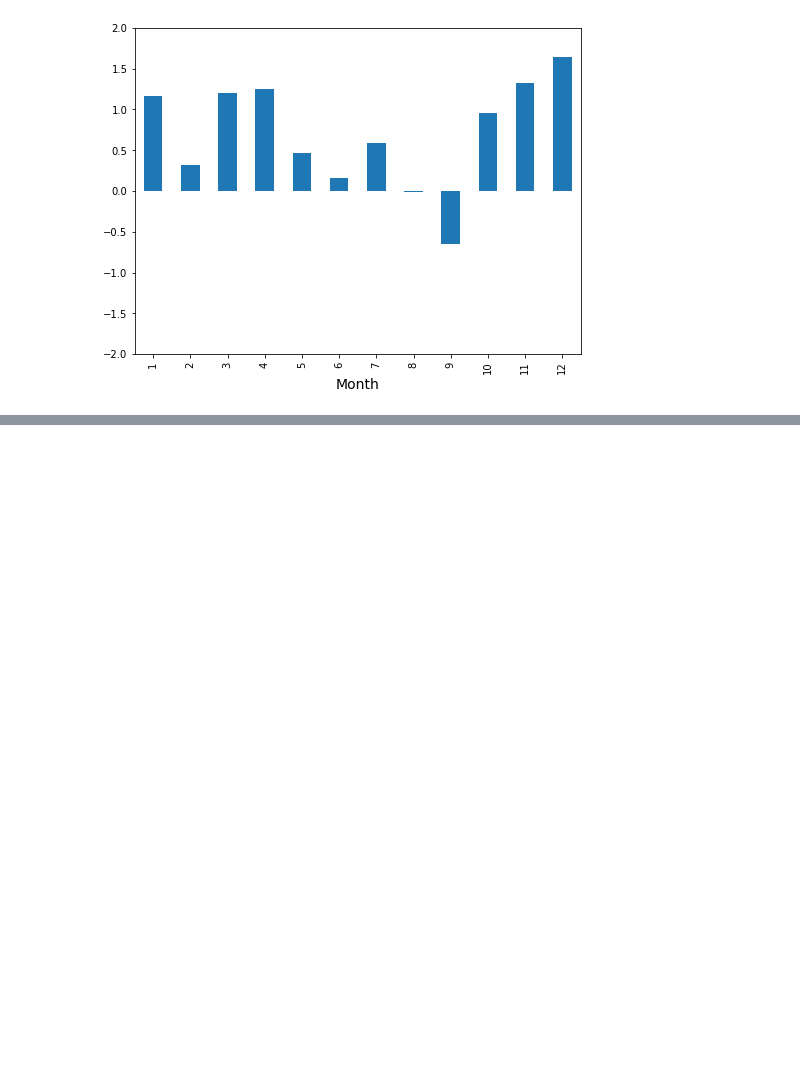
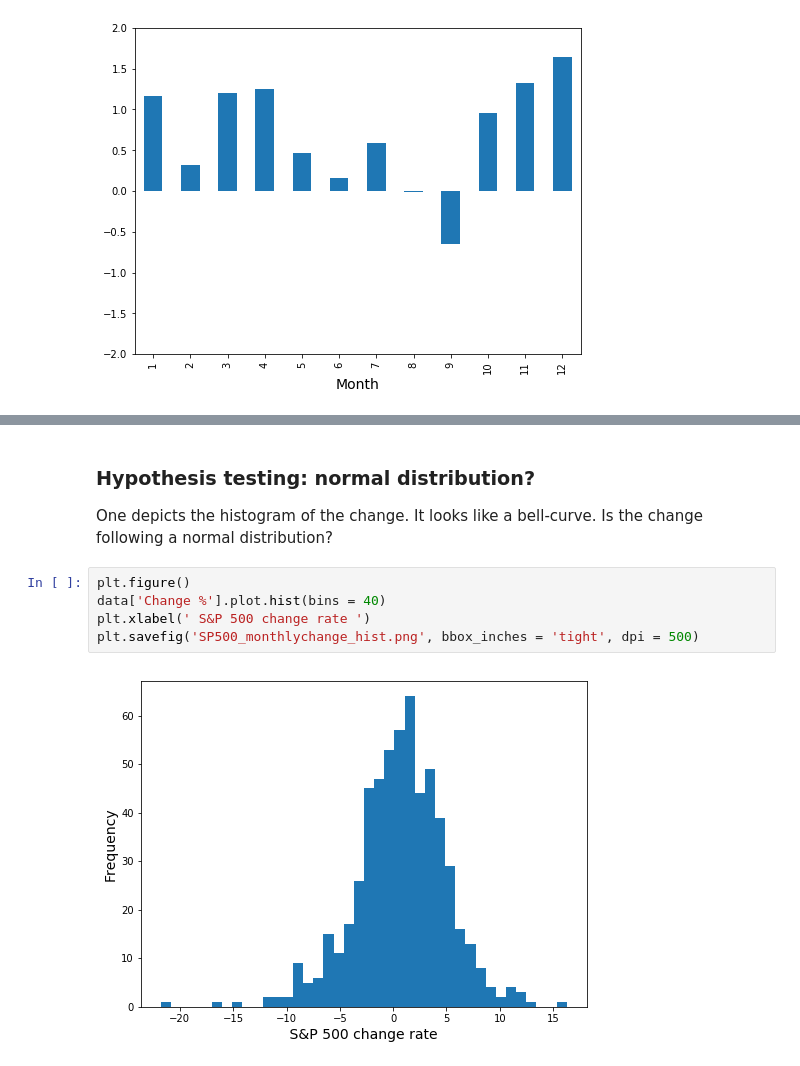
Before and after one commit to chuvmai/pandas, a Jupyter notebook: 04_sp_index/sp_500_index.ipynb, the cells around one changed output, grey strips where cells are left out. Saved outputs shown, nothing was run; the diff lists cells and outputs as text; blank space fills up the shorter version.

```diff
--- a/04_sp_index/sp_500_index.ipynb
+++ b/04_sp_index/sp_500_index.ipynb
@@ -347,0 +366,11 @@ The most important decisions to make are when to buy and sell? This figure doesn
+# %% [markdown]
+### Hypothesis testing: normal distribution?
+
+One depicts the histogram of the change. It looks like a bell-curve. Is the change following a normal distribution?
+# %%
+plt.figure()
+data['Change %'].plot.hist(bins = 40)
+plt.xlabel(' S&P 500 change rate ')
+plt.savefig('SP500_monthlychange_hist.png', bbox_inches = 'tight', dpi = 500)
+# %% [output]
+[figure, added]
```
Also changed, not shown: parts of 17 cells of this notebook.
